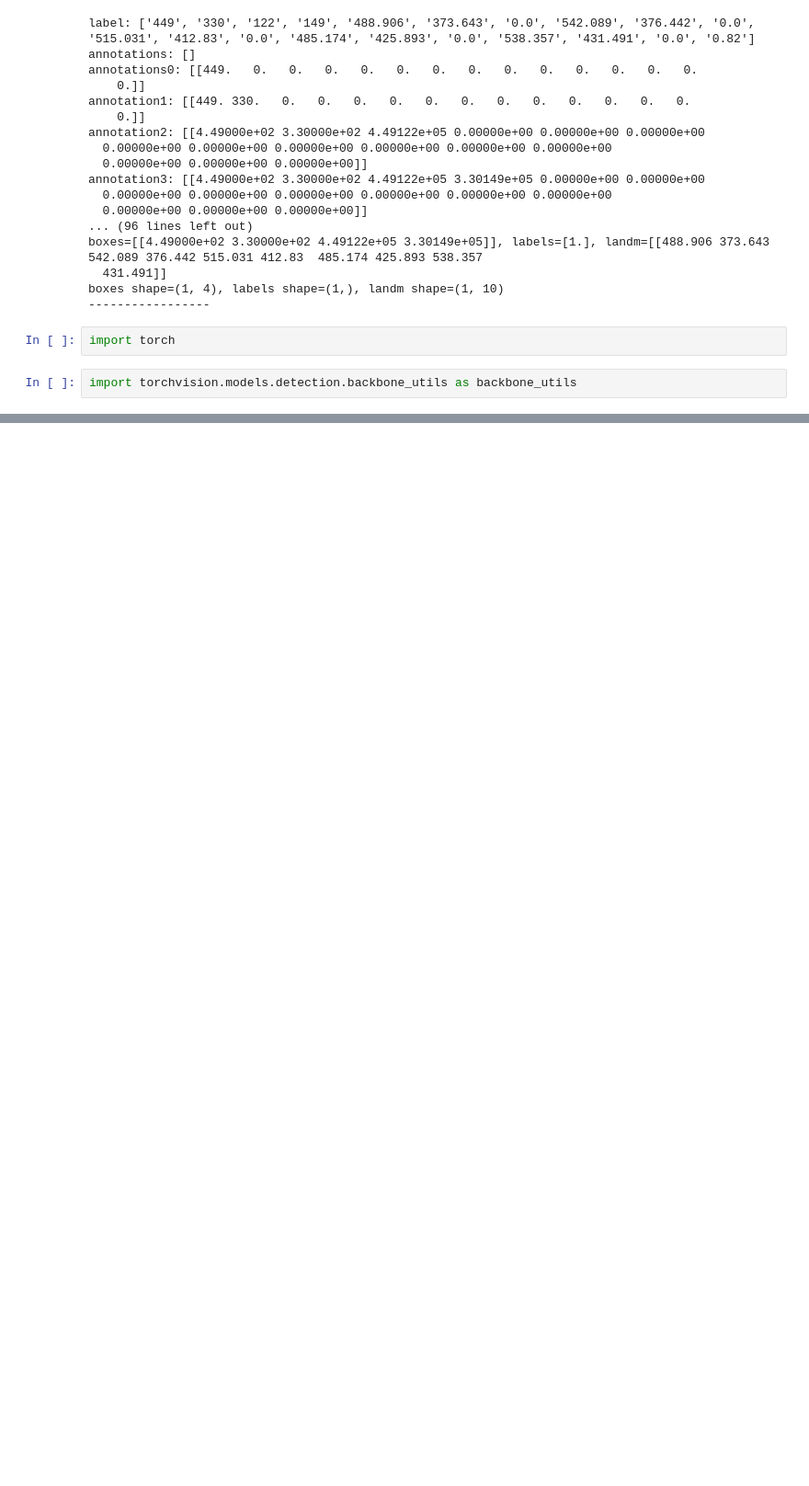
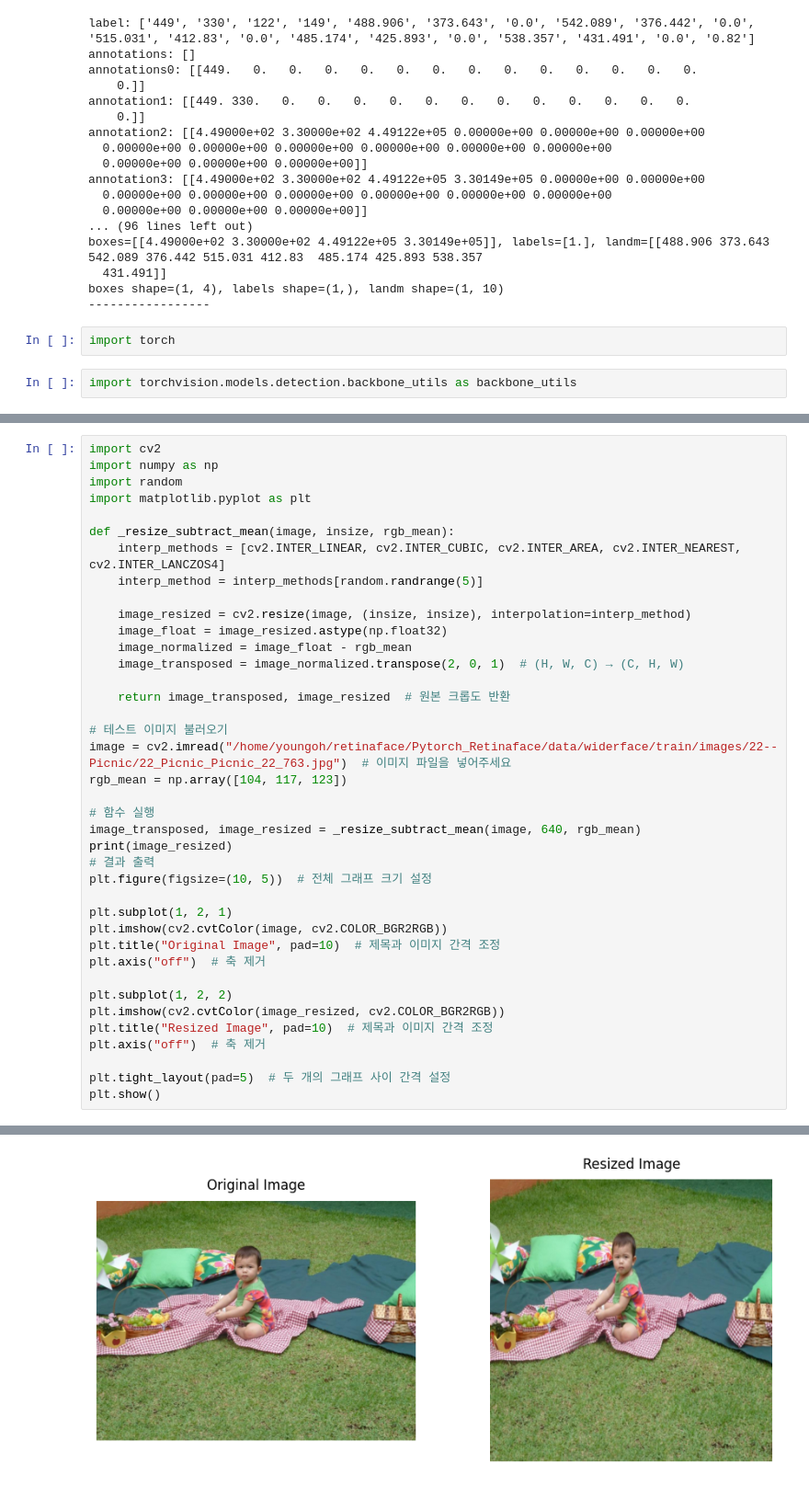
Before and after one commit to GBSOFT-YoungohChoi/Mini_proj_RetinaFace, a Jupyter notebook: sample.ipynb, the cells around one changed output, grey strips where cells are left out. Shown at 92% size. Saved outputs shown, nothing was run; the diff lists cells and outputs as text; blank space fills up the shorter version.

```diff
--- a/sample.ipynb
+++ b/sample.ipynb
@@ -209,0 +412,40 @@ import torchvision.models.detection.backbone_utils as backbone_utils
+# %%
+import cv2
+import numpy as np
+import random
+import matplotlib.pyplot as plt
+
+def _resize_subtract_mean(image, insize, rgb_mean):
+    interp_methods = [cv2.INTER_LINEAR, cv2.INTER_CUBIC, cv2.INTER_AREA, cv2.INTER_NEAREST, cv2.INTER_LANCZOS4]
+    interp_method = interp_methods[random.randrange(5)]
+
+    image_resized = cv2.resize(image, (insize, insize), interpolation=interp_method)
+    image_float = image_resized.astype(np.float32)
+    image_normalized = image_float - rgb_mean
+    image_transposed = image_normalized.transpose(2, 0, 1)  # (H, W, C) → (C, H, W)
+
+    return image_transposed, image_resized  # 원본 크롭도 반환
+
+# 테스트 이미지 불러오기
+image = cv2.imread("/home/youngoh/retinaface/Pytorch_Retinaface/data/widerface/train/images/22--Picnic/22_Picnic_Picnic_22_763.jpg")  # 이미지 파일을 넣어주세요
+rgb_mean = np.array([104, 117, 123])
+
+# 함수 실행
+image_transposed, image_resized = _resize_subtract_mean(image, 640, rgb_mean)
+print(image_resized)
+# 결과 출력
+plt.figure(figsize=(10, 5))  # 전체 그래프 크기 설정
+
+plt.subplot(1, 2, 1)
+plt.imshow(cv2.cvtColor(image, cv2.COLOR_BGR2RGB))
+plt.title("Original Image", pad=10)  # 제목과 이미지 간격 조정
+plt.axis("off")  # 축 제거
+
+plt.subplot(1, 2, 2)
+plt.imshow(cv2.cvtColor(image_resized, cv2.COLOR_BGR2RGB))
+plt.title("Resized Image", pad=10)  # 제목과 이미지 간격 조정
+plt.axis("off")  # 축 제거
+
+plt.tight_layout(pad=5)  # 두 개의 그래프 사이 간격 설정
+plt.show()
+# %% [output]
@@ -209,0 +469 @@ import torchvision.models.detection.backbone_utils as backbone_utils
+[figure, added]
```
Also changed, not shown: parts of 10 cells of this notebook, 7 other files.
